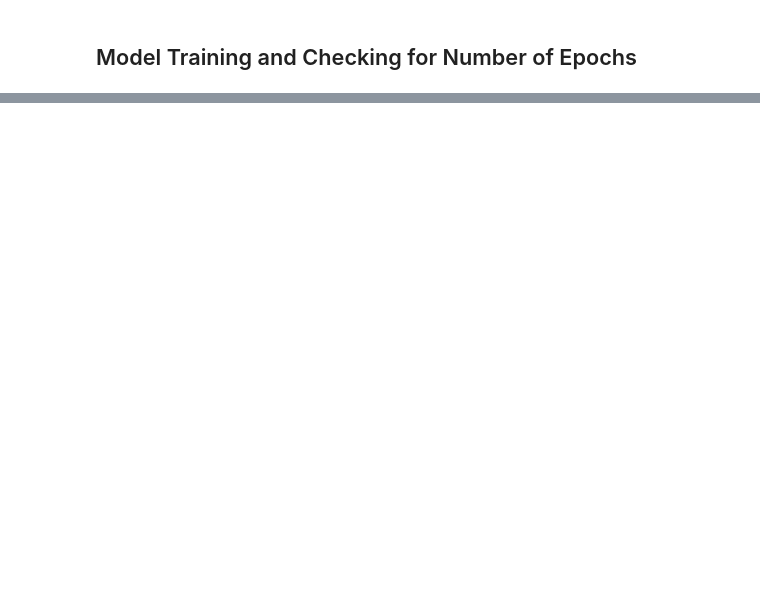
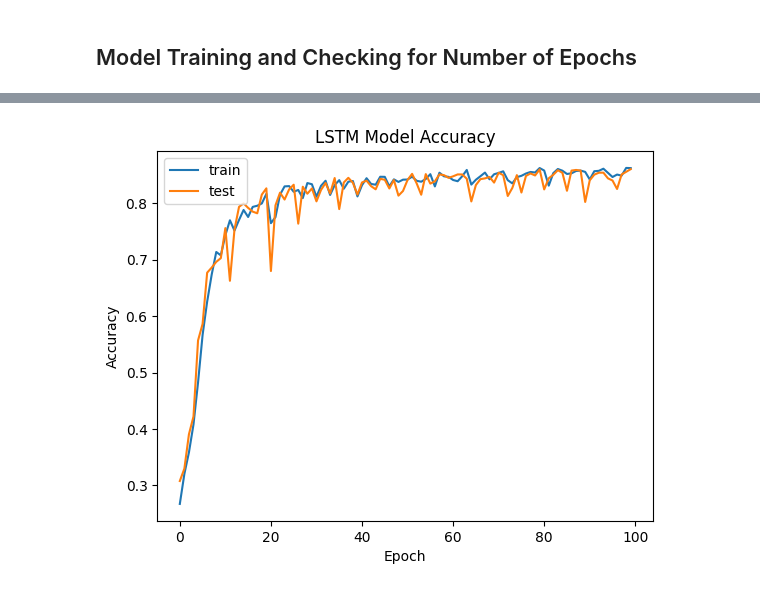
Before and after one commit to delishaandr/qbh-system, a Jupyter notebook: src/model_experiment.ipynb, the cells around one changed output, grey strips where cells are left out. Cells and saved outputs as stored; diff of their text form; code cells hidden in the pictures; blank space fills up the shorter version.

Commit message:
training model with tuned hyperparameters

```diff
--- a/src/model_experiment.ipynb
+++ b/src/model_experiment.ipynb
@@ -74,11 +76,11 @@ Score: 0.41575756669044495
 ## Model Training and Checking for Number of Epochs
 # %%
 model = Sequential()
-model.add(LSTM(units=352, return_sequences=True, input_shape=(250,1)))
-model.add(LSTM(units=480, return_sequences=True))
-model.add(LSTM(units=480, return_sequences=True))
-model.add(LSTM(units=480, return_sequences=True))
-model.add(Dropout(rate=0.2))
+model.add(LSTM(units=256, return_sequences=True, input_shape=(250,1)))
+model.add(LSTM(units=256, return_sequences=True))
+model.add(LSTM(units=256, return_sequences=True))
+model.add(LSTM(units=256, return_sequences=True))
+model.add(Dropout(rate=0.3))
 model.add(Dense(13, activation='softmax'))
 
 opt = keras.optimizers.Adam(learning_rate=0.001)
@@ -103,7 +105,7 @@ Non-trainable params: 0
 _________________________________________________________________
 None
 # %%
-hist = model.fit(x_train, y_train, epochs=200, batch_size=250, validation_data=(x_test, y_test))
+hist = model.fit(x_train, y_train, epochs=100, batch_size=250, validation_data=(x_test, y_test))
 
 model.save('../ext/model_lstm.h5') # backup
 # %% [output]
@@ -115,0 +129,10 @@ KeyboardInterrupt:
+# %%
+plt.plot(hist.history['accuracy'])
+plt.plot(hist.history['val_accuracy'])
+plt.title('LSTM Model Accuracy')
+plt.ylabel('Accuracy')
+plt.xlabel('Epoch')
+plt.legend(['train', 'test'], loc='upper left')
+plt.show()
+# %% [output]
+[figure, added]
```
Also changed, not shown: parts of 10 cells of this notebook.
